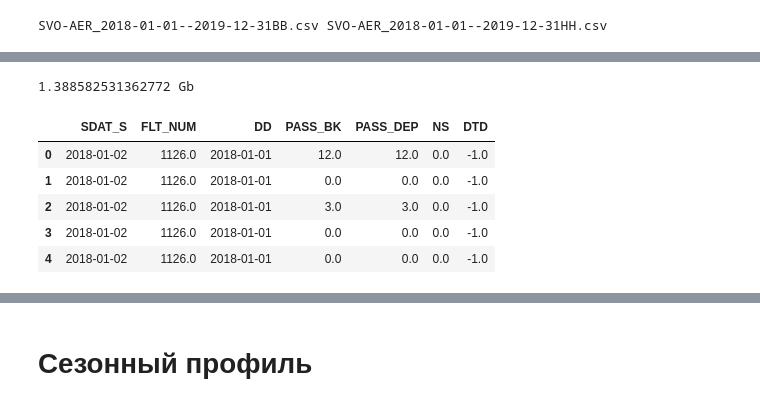
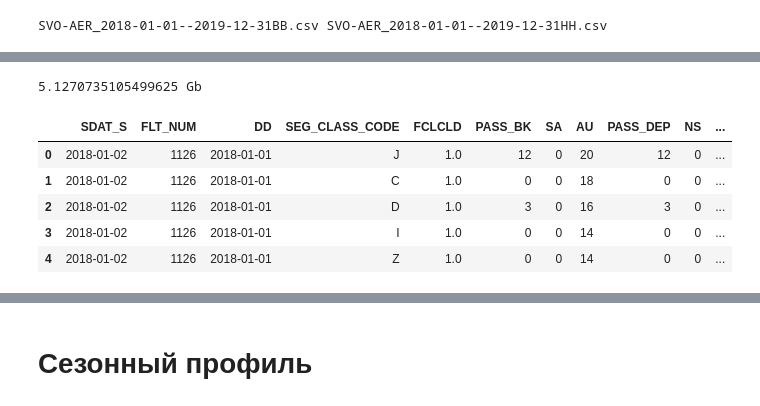
Before and after one commit to Flyer-DM/aeroflot_ML, a Jupyter notebook: профили сезонов.ipynb, the cells around one changed output, grey strips where cells are left out. Saved outputs shown, nothing was run; the diff lists cells and outputs as text; code cells hidden in the pictures.

```diff
--- a/профили сезонов.ipynb
+++ b/профили сезонов.ipynb
@@ -18,17 +33,24 @@ SVO-AER_2018-01-01--2019-12-31BB.csv SVO-AER_2018-01-01--2019-12-31HH.csv
 # %%
-use_cols = ('SDAT_S', 'FLT_NUM', 'DD', 'PASS_BK', 'PASS_DEP', 'NS', 'DTD')
-dtypes = {'FLT_NUM': 'float16', 'PASS_BK': 'float16',
+%%time
+use_cols = ('SDAT_S', 'FLT_NUM', 'DD', 'SEG_CLASS_CODE', 'FCLCLD',
+            'PASS_BK', 'SA', 'AU', 'PASS_DEP', 'NS', 'DTD')
+dtypes = {'FLT_NUM': 'float16', 'PASS_BK': 'float16', 'SA': 'float16', 'AU': 'float16',
         'PASS_DEP': 'float16', 'NS': 'float16', 'DTD': 'float16'}
 dates = ['SDAT_S', 'DD']
 hh = pd.read_csv('F:\\' + hh_path, delimiter=';', dtype=dtypes, parse_dates=dates, usecols=use_cols)
 size_gb = f'{sys.getsizeof(hh) / 1024 / 1024 / 1024} Gb'
+hh.dropna(how='any', axis=0, inplace=True)
+hh.drop_duplicates(inplace=True)
+hh[['FLT_NUM', 'PASS_BK', 'SA', 'AU', 'PASS_DEP', 'NS', 'DTD']] = hh[['FLT_NUM', 'PASS_BK', 'SA', 'AU',
+                                                           'PASS_DEP', 'NS', 'DTD']].astype(int)
+hh.to_csv('F:\\hh_for_profiles.csv', index=False)
 print(size_gb)
 display(hh.head())
 # %% [output]
-1.388582531362772 Gb
+5.1270735105499625 Gb
-|  | SDAT_S | FLT_NUM | DD | PASS_BK | PASS_DEP | NS | DTD |
-| 0 | 2018-01-02 | 1126.0 | 2018-01-01 | 12.0 | 12.0 | 0.0 | -1.0 |
-| 1 | 2018-01-02 | 1126.0 | 2018-01-01 | 0.0 | 0.0 | 0.0 | -1.0 |
-| 2 | 2018-01-02 | 1126.0 | 2018-01-01 | 3.0 | 3.0 | 0.0 | -1.0 |
-| 3 | 2018-01-02 | 1126.0 | 2018-01-01 | 0.0 | 0.0 | 0.0 | -1.0 |
-| 4 | 2018-01-02 | 1126.0 | 2018-01-01 | 0.0 | 0.0 | 0.0 | -1.0 |
+|  | SDAT_S | FLT_NUM | DD | SEG_CLASS_CODE | FCLCLD | PASS_BK | SA | AU | PASS_DEP | NS | ... |
+| 0 | 2018-01-02 | 1126 | 2018-01-01 | J | 1.0 | 12 | 0 | 20 | 12 | 0 | ... |
+| 1 | 2018-01-02 | 1126 | 2018-01-01 | C | 1.0 | 0 | 0 | 18 | 0 | 0 | ... |
+| 2 | 2018-01-02 | 1126 | 2018-01-01 | D | 1.0 | 3 | 0 | 16 | 3 | 0 | ... |
+| 3 | 2018-01-02 | 1126 | 2018-01-01 | I | 1.0 | 0 | 0 | 14 | 0 | 0 | ... |
+| 4 | 2018-01-02 | 1126 | 2018-01-01 | Z | 1.0 | 0 | 0 | 14 | 0 | 0 | ... |
```
Also changed, not shown: parts of 19 cells of this notebook.
